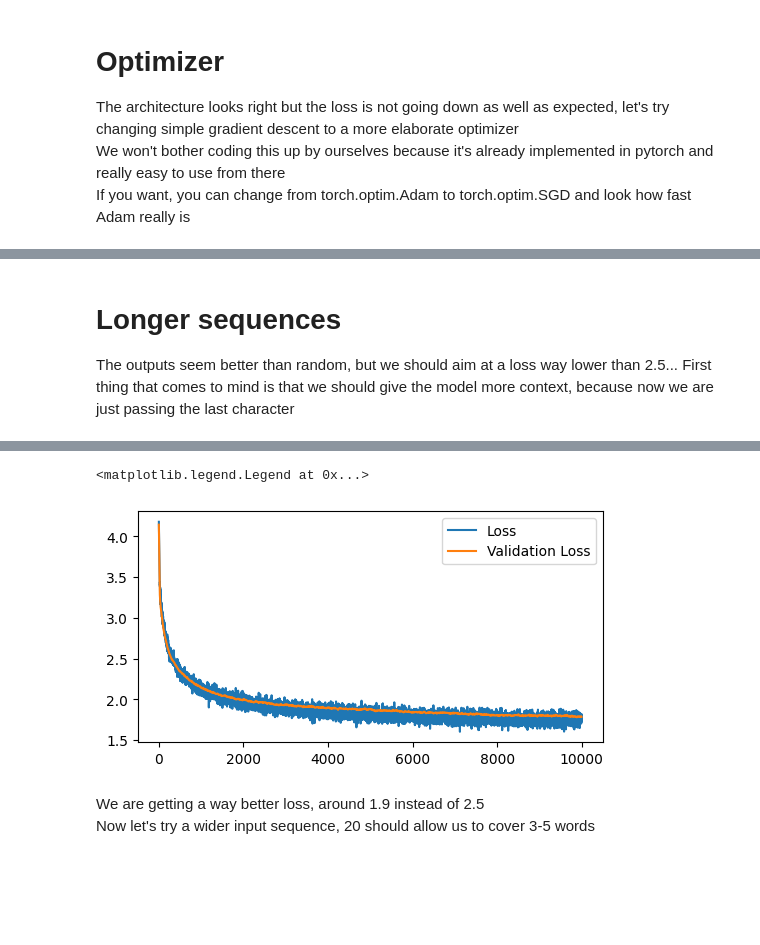
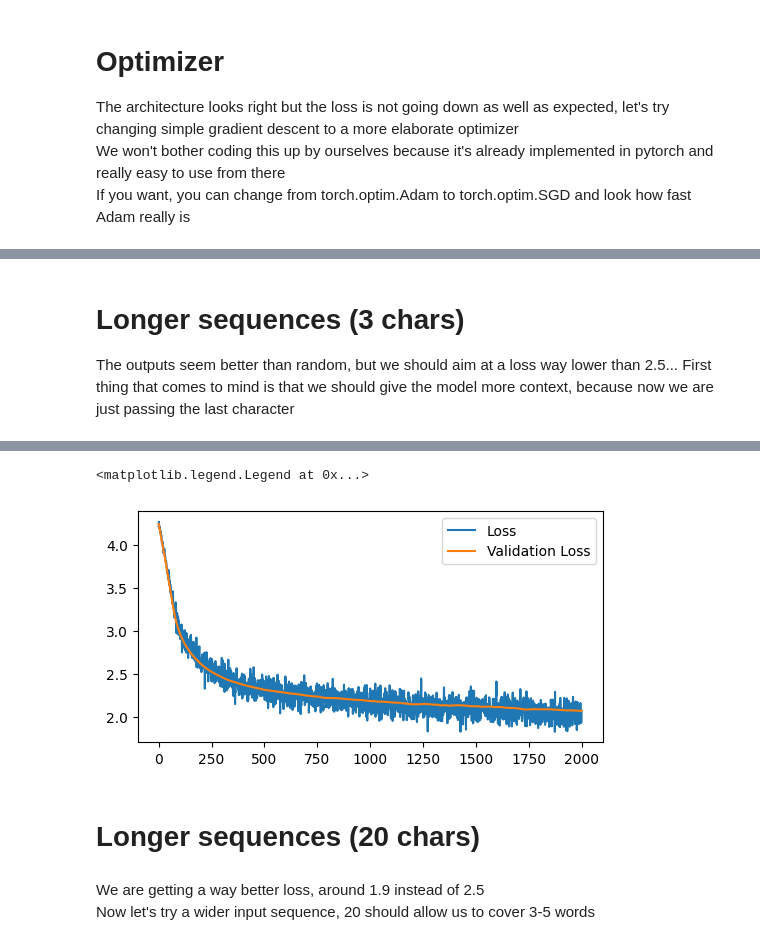
Before and after one commit to LucaM185/GPTs-from-scratch, a Jupyter notebook: 4 - PyTorch.ipynb, the cells around one changed output, grey strips where cells are left out. Cells and saved outputs as stored; diff of their text form; code cells hidden in the pictures; blank space fills up the shorter version.

```diff
--- a/4 - PyTorch.ipynb
+++ b/4 - PyTorch.ipynb
@@ -112,5 +120,5 @@ cowsl orou gshimid chileanstha
 # %% [markdown]
-# Longer sequences
+# Longer sequences (3 chars)
 The outputs seem better than random, but we should aim at a loss way lower than 2.5... First thing that comes to mind is that we should give the model more context, because now we are just passing the last character
 # %%
 sequence_length = 3
@@ -123,18 +131,18 @@ val_labels = sequences[:, -1][:2000]
 # %%
 hidden_size = 128
 
-w1 = torch.randn(vocab_size*sequence_length, hidden_size, requires_grad=True)  # notice the vocab_size*sequence_length
-b1 = torch.randn(hidden_size, requires_grad=True)
-w2 = torch.randn(hidden_size, vocab_size, requires_grad=True)
-b2 = torch.randn(vocab_size, requires_grad=True)
+w1 = torch.randn(vocab_size*sequence_length, hidden_size) * (6**0.5 / (vocab_size + hidden_size)**0.5)
+b1 = torch.zeros(hidden_size)
+w2 = torch.randn(hidden_size, vocab_size) * (6**0.5 / (vocab_size + hidden_size)**0.5)
+b2 = torch.zeros(vocab_size)
 
 params = [w1, b1, w2, b2]
-with torch.no_grad():
-    for p in params:
-        p /= torch.norm(p, dim=0)
+for p in params:
+    p.requires_grad_()
+
 
 epochs = 2000
-batch_size = 1024
+batch_size = 256
 optimizer = torch.optim.Adam(params, lr=1e-3)
 lossi = []
 vlossi = []
@@ -163,4 +171,9 @@ for epoch in range(epochs):
         pred = h1 @ w2 + b2
         vloss = F.cross_entropy(pred, val_labels)
         vlossi.append(vloss.item())
+
+plt.figure(figsize=(6, 3))
+plt.plot(lossi, label='Loss')
+plt.plot(vlossi, label='Validation Loss')
+plt.legend()
 # %% [output]
@@ -177,11 +190,7 @@ Epoch 1800 - Loss: 1.959
+<matplotlib.legend.Legend at 0x...>
+[figure, added]
-# %%
-plt.figure(figsize=(6, 3))
-plt.plot(lossi, label='Loss')
-plt.plot(vlossi, label='Validation Loss')
-plt.legend()
-# %% [output]
-<matplotlib.legend.Legend at 0x...>
-[figure, removed]
+# %% [markdown]
+# Longer sequences (20 chars)
 # %%
 sequence_length = 20
 
```
Also changed, not shown: parts of 17 cells of this notebook, 2 other files.
